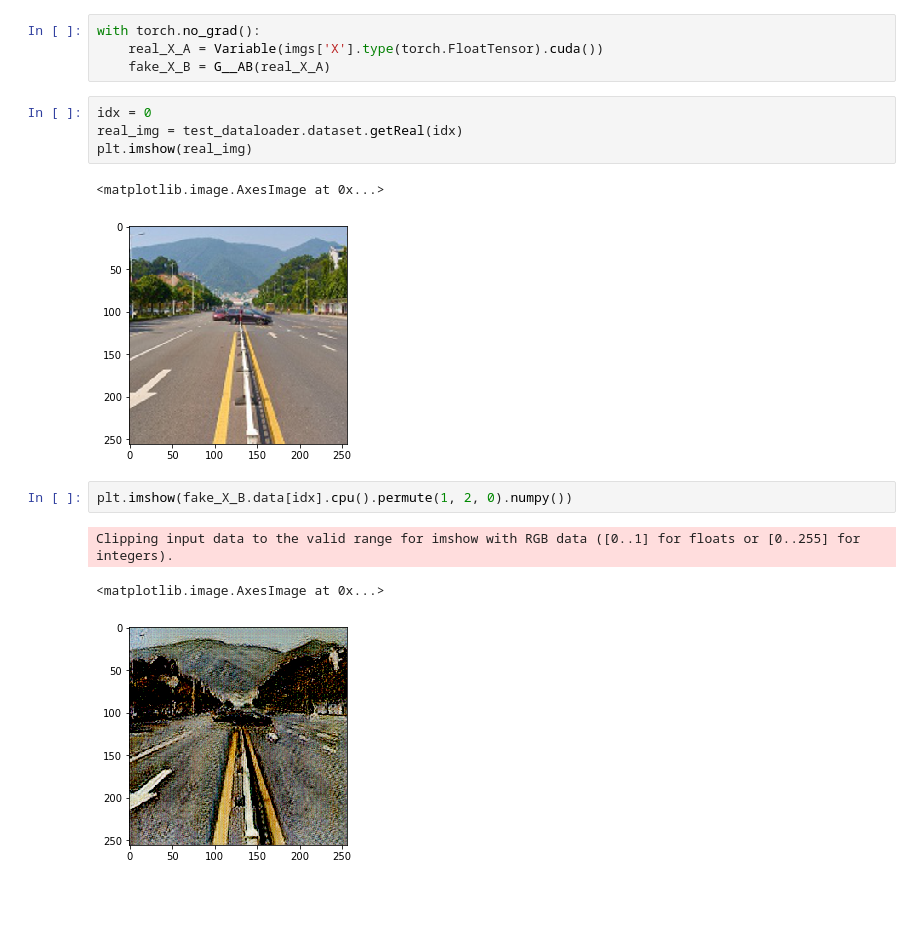
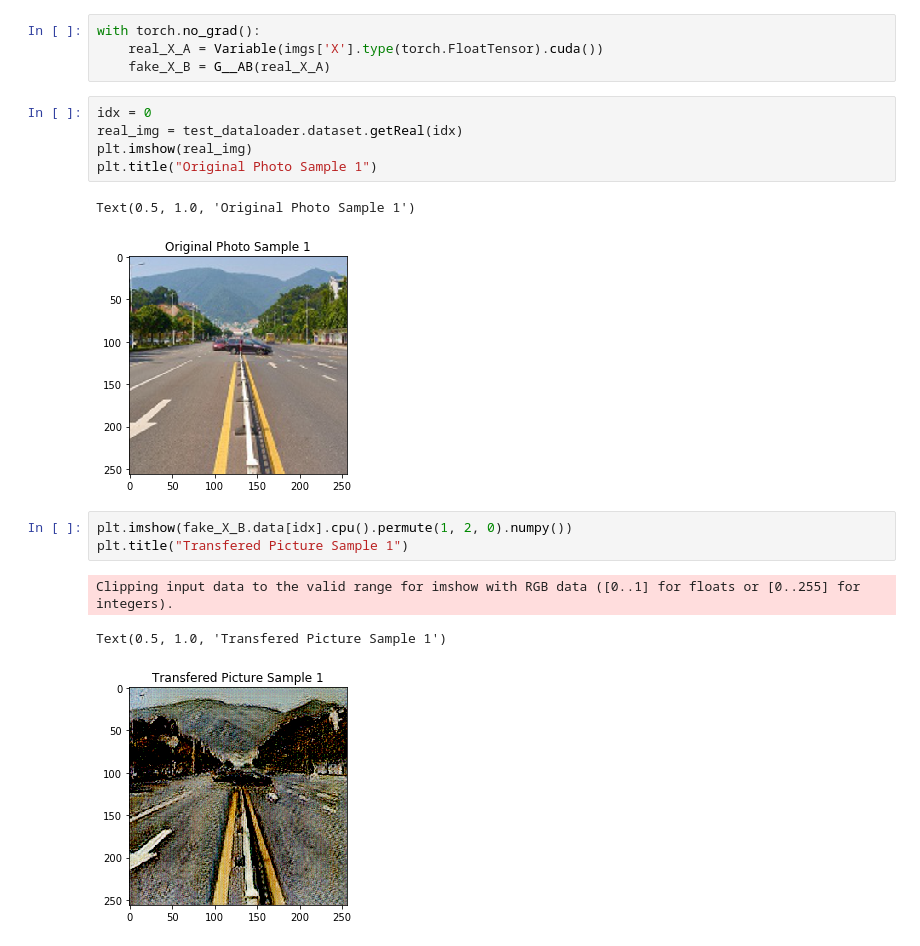
Before and after one commit to ShangqingGu/Style-Transfer-GAN, a Jupyter notebook: demo.ipynb, the cells around one changed output. Cells and saved outputs as stored; diff of their text form; blank space fills up the shorter version.

```diff
--- a/demo.ipynb
+++ b/demo.ipynb
@@ -117,16 +119,18 @@ with torch.no_grad():
 # %%
 idx = 0
 real_img = test_dataloader.dataset.getReal(idx)
 plt.imshow(real_img)
+plt.title("Original Photo Sample 1")
 # %% [output]
-<matplotlib.image.AxesImage at 0x...>
+Text(0.5, 1.0, 'Original Photo Sample 1')
-[figure, old version]
+[figure, new version]
 # %%
 plt.imshow(fake_X_B.data[idx].cpu().permute(1, 2, 0).numpy())
+plt.title("Transfered Picture Sample 1")
 # %% [output]
 Clipping input data to the valid range for imshow with RGB data ([0..1] for floats or [0..255] for integers).
-<matplotlib.image.AxesImage at 0x...>
+Text(0.5, 1.0, 'Transfered Picture Sample 1')
-[figure, old version]
+[figure, new version]
 # %%
 idx = 7
 real_img = test_dataloader.dataset.getReal(idx)
```
Also changed, not shown: parts of 3 cells of this notebook, 1 other file.
